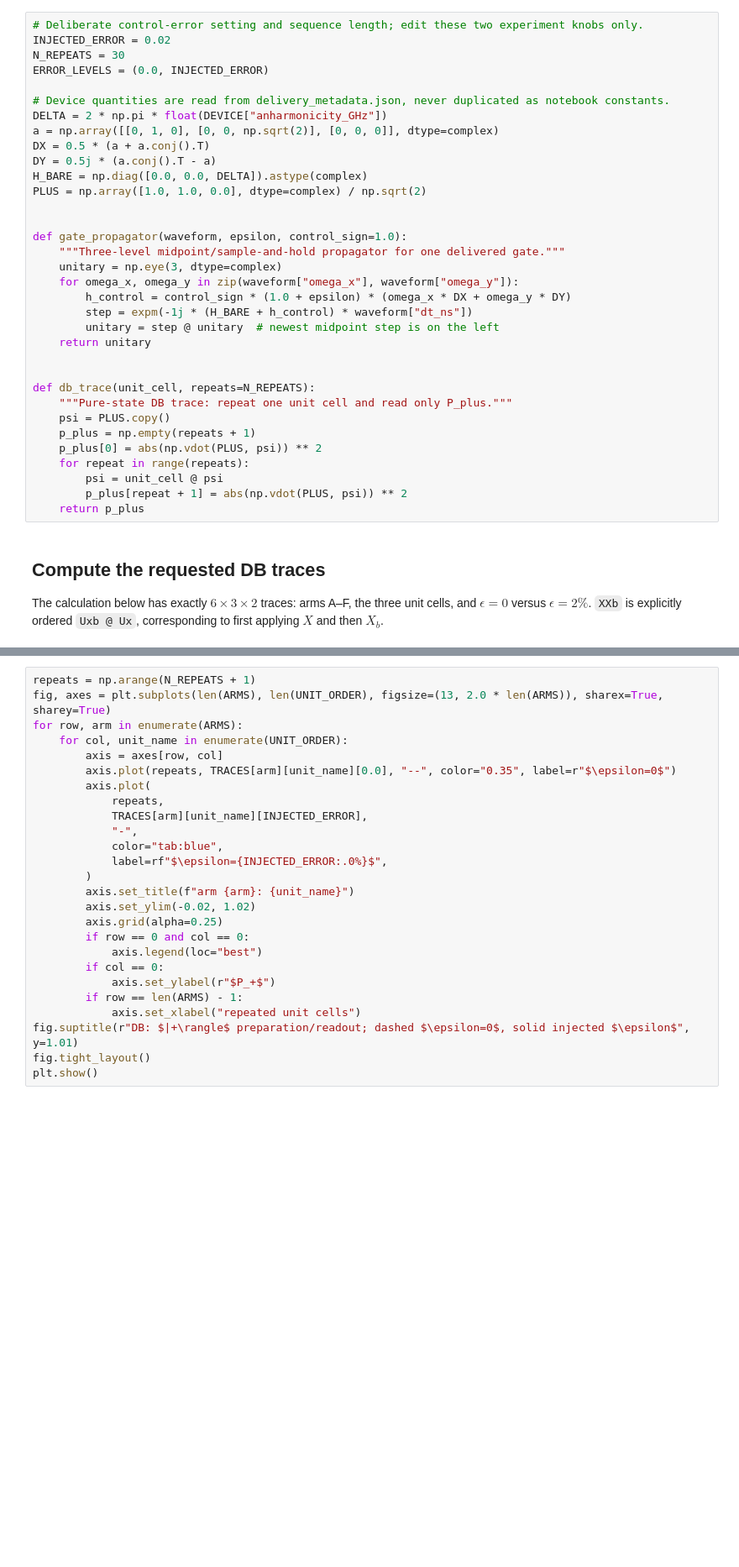
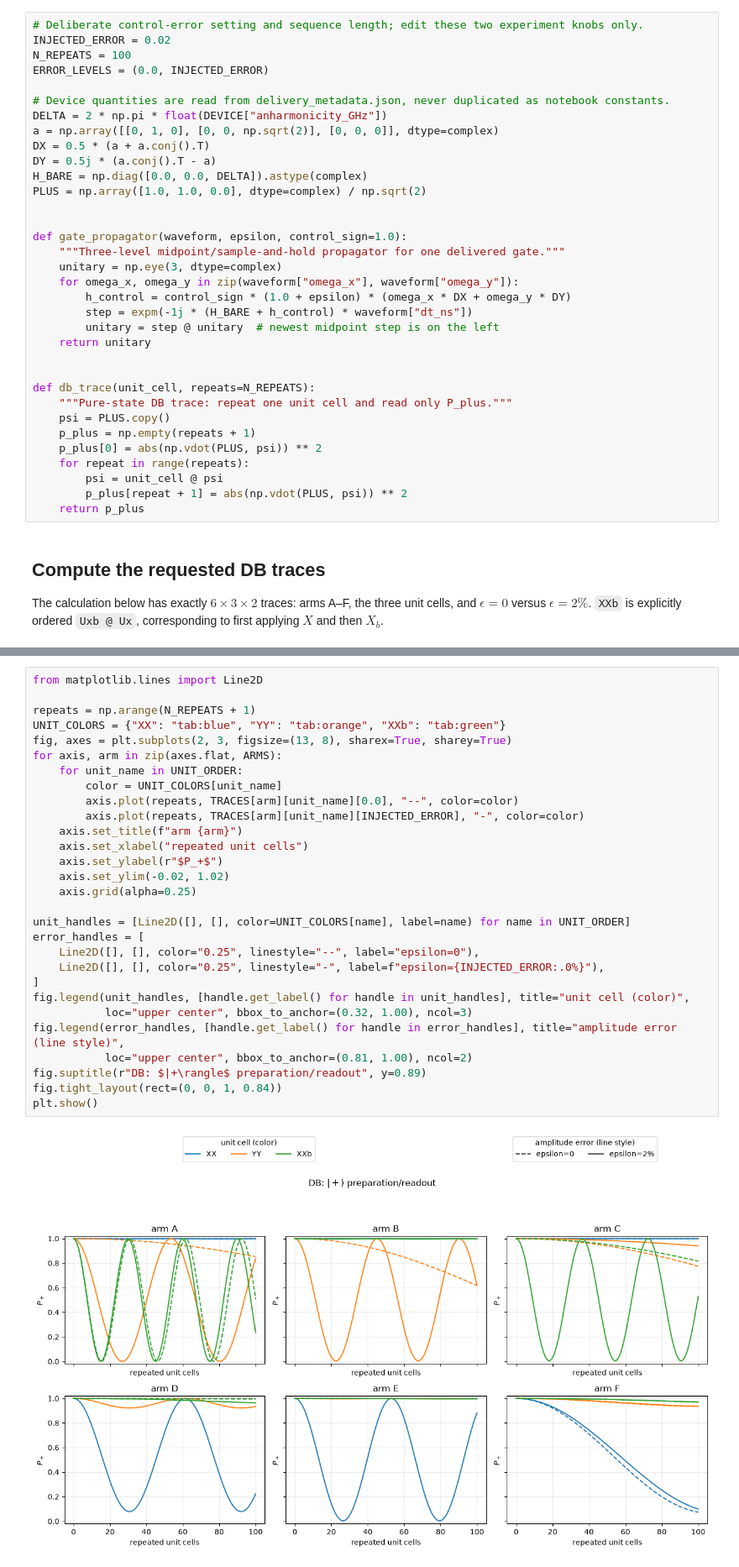
Before and after one commit to Wenzheng-Dong/curve_optimize_tool, a Jupyter notebook: proposals/Novera_work/notebooks/notebook_1qbDB_V2.ipynb, the cells around one changed output, grey strips where cells are left out. Shown at 84% size. Cells and saved outputs as stored; diff of their text form; blank space fills up the shorter version.

```diff
--- a/proposals/Novera_work/notebooks/notebook_1qbDB_V2.ipynb
+++ b/proposals/Novera_work/notebooks/notebook_1qbDB_V2.ipynb
@@ -155,7 +166,7 @@ Here $X_b$ reverses the **entire control Hamiltonian** while retaining multiplic
 # %%
 # Deliberate control-error setting and sequence length; edit these two experiment knobs only.
 INJECTED_ERROR = 0.02
-N_REPEATS = 30
+N_REPEATS = 100
 ERROR_LEVELS = (0.0, INJECTED_ERROR)
 
 # Device quantities are read from delivery_metadata.json, never duplicated as notebook constants.
@@ -216,29 +229,34 @@ In every panel, the dashed trace is the no-injection reference and the solid tra
 # %%
+from matplotlib.lines import Line2D
+
 repeats = np.arange(N_REPEATS + 1)
-fig, axes = plt.subplots(len(ARMS), len(UNIT_ORDER), figsize=(13, 2.0 * len(ARMS)), sharex=True, sharey=True)
-for row, arm in enumerate(ARMS):
-    for col, unit_name in enumerate(UNIT_ORDER):
-        axis = axes[row, col]
-        axis.plot(repeats, TRACES[arm][unit_name][0.0], "--", color="0.35", label=r"$\epsilon=0$")
-        axis.plot(
-            repeats,
-            TRACES[arm][unit_name][INJECTED_ERROR],
-            "-",
-            color="tab:blue",
-            label=rf"$\epsilon={INJECTED_ERROR:.0%}$",
-        )
-        axis.set_title(f"arm {arm}: {unit_name}")
-        axis.set_ylim(-0.02, 1.02)
-        axis.grid(alpha=0.25)
-        if row == 0 and col == 0:
-            axis.legend(loc="best")
-        if col == 0:
-            axis.set_ylabel(r"$P_+$")
-        if row == len(ARMS) - 1:
-            axis.set_xlabel("repeated unit cells")
-fig.suptitle(r"DB: $|+\rangle$ preparation/readout; dashed $\epsilon=0$, solid injected $\epsilon$", y=1.01)
-fig.tight_layout()
+UNIT_COLORS = {"XX": "tab:blue", "YY": "tab:orange", "XXb": "tab:green"}
+fig, axes = plt.subplots(2, 3, figsize=(13, 8), sharex=True, sharey=True)
+for axis, arm in zip(axes.flat, ARMS):
+    for unit_name in UNIT_ORDER:
+        color = UNIT_COLORS[unit_name]
+        axis.plot(repeats, TRACES[arm][unit_name][0.0], "--", color=color)
+        axis.plot(repeats, TRACES[arm][unit_name][INJECTED_ERROR], "-", color=color)
+    axis.set_title(f"arm {arm}")
+    axis.set_xlabel("repeated unit cells")
+    axis.set_ylabel(r"$P_+$")
+    axis.set_ylim(-0.02, 1.02)
+    axis.grid(alpha=0.25)
+
+unit_handles = [Line2D([], [], color=UNIT_COLORS[name], label=name) for name in UNIT_ORDER]
+error_handles = [
+    Line2D([], [], color="0.25", linestyle="--", label="epsilon=0"),
+    Line2D([], [], color="0.25", linestyle="-", label=f"epsilon={INJECTED_ERROR:.0%}"),
+]
+fig.legend(unit_handles, [handle.get_label() for handle in unit_handles], title="unit cell (color)",
+           loc="upper center", bbox_to_anchor=(0.32, 1.00), ncol=3)
+fig.legend(error_handles, [handle.get_label() for handle in error_handles], title="amplitude error (line style)",
+           loc="upper center", bbox_to_anchor=(0.81, 1.00), ncol=2)
+fig.suptitle(r"DB: $|+\rangle$ preparation/readout", y=0.89)
+fig.tight_layout(rect=(0, 0, 1, 0.84))
 plt.show()
+# %% [output]
+[figure, added]
 # %% [markdown]
 ## Reading the figure
 
```
Also changed, not shown: parts of 6 cells of this notebook, 2 other files.
